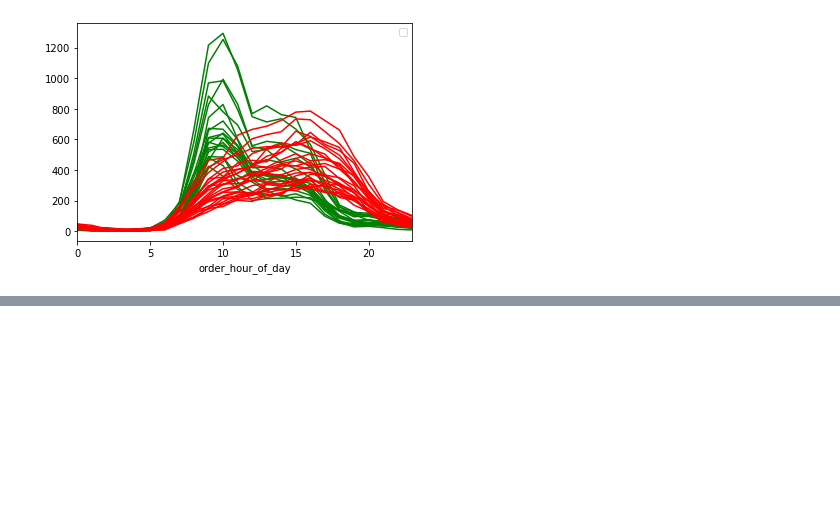
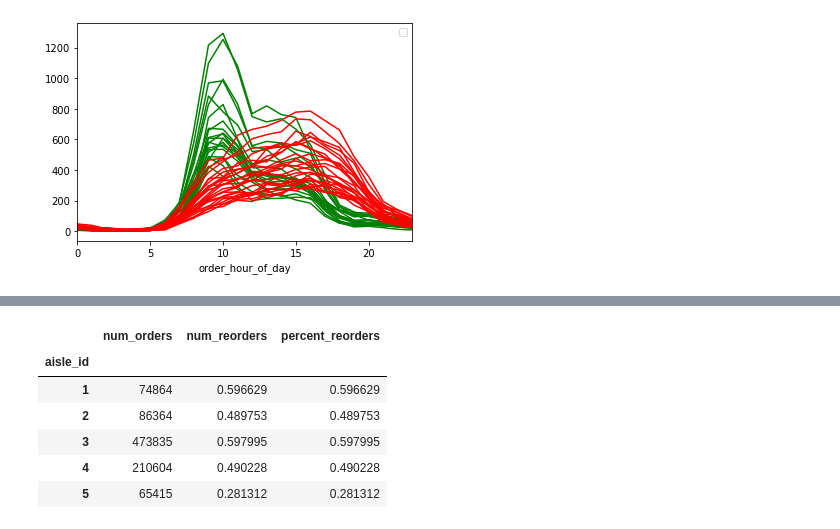
Before and after one commit to ekoly/DS-Unit-1-Sprint-1-Data-Wrangling-and-Storytelling, a Jupyter notebook: module3-join-and-reshape-data/LS_DS_113_Join_and_Reshape_Data_Assignment.ipynb, the cells around one changed output, grey strips where cells are left out. Drawn from its saved outputs; the diff is of its cells as text; code cells hidden in the pictures; blank space fills up the shorter version.

```diff
--- a/module3-join-and-reshape-data/LS_DS_113_Join_and_Reshape_Data_Assignment.ipynb
+++ b/module3-join-and-reshape-data/LS_DS_113_Join_and_Reshape_Data_Assignment.ipynb
@@ -731,0 +763,3 @@ plt.show()
+# %%
+merged = merged.pivot_table(values="num_orders", index="aisle_id", aggfunc=np.sum)
+merged.head()
@@ -731,0 +807,11 @@ plt.show()
+# %%
+merged["percent_reorders"] = merged2["num_reorders"]/merged["num_orders"]
+merged.head()
+# %% [output]
+|  | num_orders | num_reorders | percent_reorders |
+| aisle_id |  |  |  |
+| 1 | 74864 | 0.596629 | 0.596629 |
+| 2 | 86364 | 0.489753 | 0.489753 |
+| 3 | 473835 | 0.597995 | 0.597995 |
+| 4 | 210604 | 0.490228 | 0.490228 |
+| 5 | 65415 | 0.281312 | 0.281312 |
```
Also changed, not shown: parts of 12 cells of this notebook.
